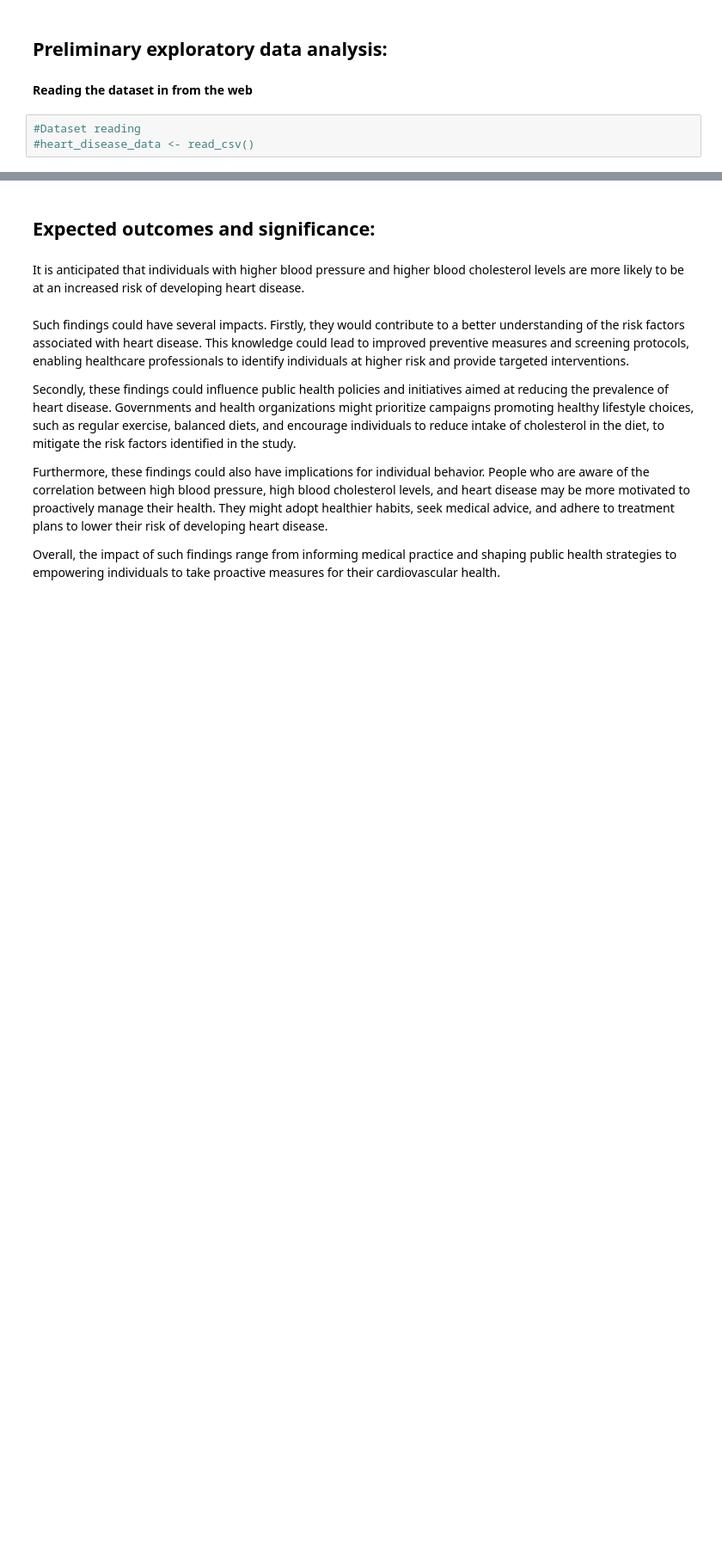
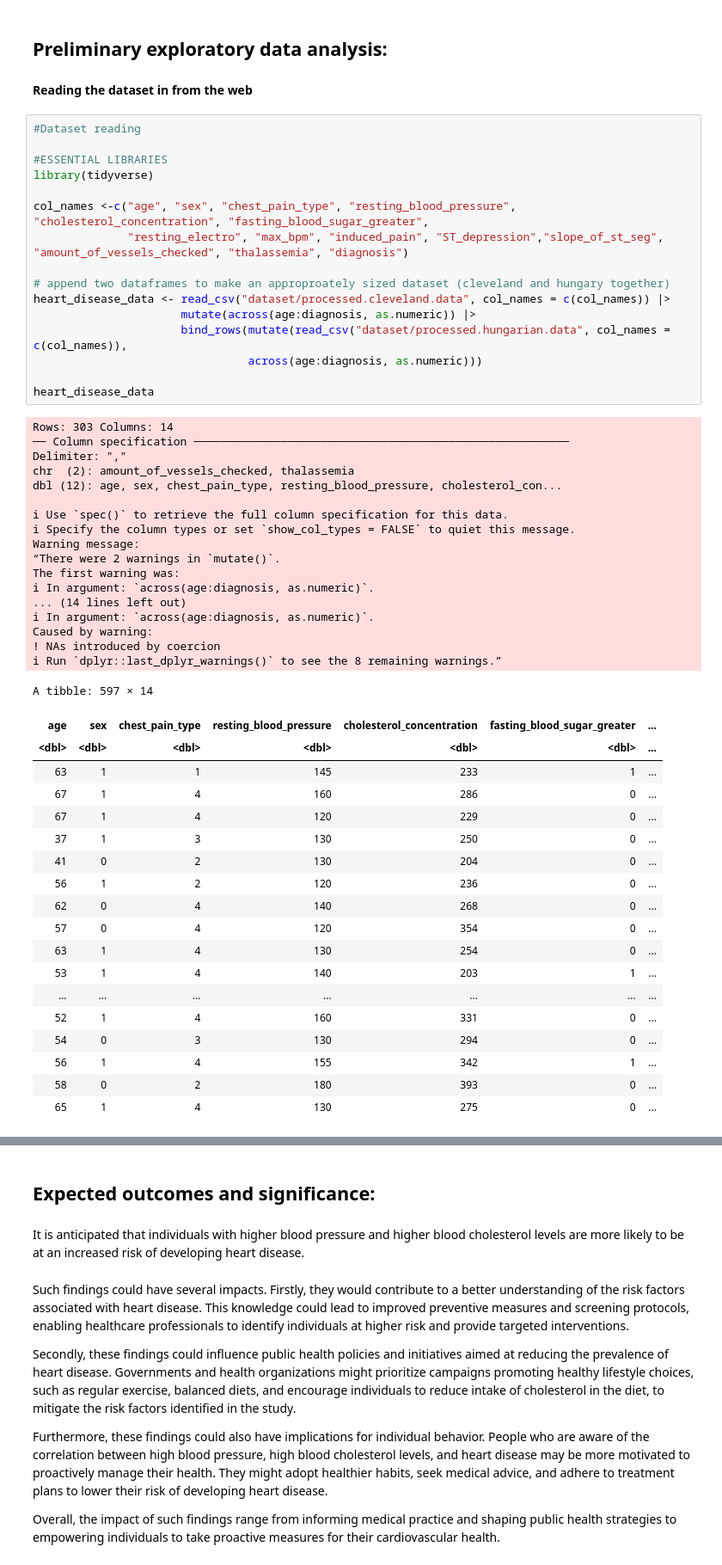
Before and after one commit to dislasriv/Heart-Disease-Data-Analysis, a Jupyter notebook: ProjectProposal.ipynb, the cells around one changed output, grey strips where cells are left out. Shown at 86% size. Drawn from its saved outputs; the diff is of its cells as text; blank space fills up the shorter version.

Commit message:
Read in data, revised redundancies with intro and stuff that will be mentioned in methods

```diff
--- a/ProjectProposal.ipynb
+++ b/ProjectProposal.ipynb
@@ -12,6 +12,56 @@ The dataset contains fourteen variables age, sex, chest pain type, resting blood
 **Reading the dataset in from the web**
 # %%
 #Dataset reading
-#heart_disease_data <- read_csv()
+
+#ESSENTIAL LIBRARIES
+library(tidyverse)
+
+col_names <-c("age", "sex", "chest_pain_type", "resting_blood_pressure", "cholesterol_concentration", "fasting_blood_sugar_greater",
+              "resting_electro", "max_bpm", "induced_pain", "ST_depression","slope_of_st_seg", "amount_of_vessels_checked", "thalassemia", "diagnosis")
+
+# append two dataframes to make an approproately sized dataset (cleveland and hungary together)
+heart_disease_data <- read_csv("dataset/processed.cleveland.data", col_names = c(col_names)) |>
+                      mutate(across(age:diagnosis, as.numeric)) |>
+                      bind_rows(mutate(read_csv("dataset/processed.hungarian.data", col_names = c(col_names)),
+                                across(age:diagnosis, as.numeric)))
+
+heart_disease_data
+# %% [output]
+Rows: 303 Columns: 14
+── Column specification ────────────────────────────────────────────────────────
+Delimiter: ","
+chr  (2): amount_of_vessels_checked, thalassemia
+dbl (12): age, sex, chest_pain_type, resting_blood_pressure, cholesterol_con...
+
+ℹ Use `spec()` to retrieve the full column specification for this data.
+ℹ Specify the column types or set `show_col_types = FALSE` to quiet this message.
+Warning message:
+“There were 2 warnings in `mutate()`.
+The first warning was:
+ℹ In argument: `across(age:diagnosis, as.numeric)`.
+... (14 lines left out)
+ℹ In argument: `across(age:diagnosis, as.numeric)`.
+Caused by warning:
+! NAs introduced by coercion
+ℹ Run `dplyr::last_dplyr_warnings()` to see the 8 remaining warnings.”
+A tibble: 597 × 14
+| age | sex | chest_pain_type | resting_blood_pressure | cholesterol_concentration | fasting_blood_sugar_greater | ... |
+| <dbl> | <dbl> | <dbl> | <dbl> | <dbl> | <dbl> | ... |
+| 63 | 1 | 1 | 145 | 233 | 1 | ... |
+| 67 | 1 | 4 | 160 | 286 | 0 | ... |
+| 67 | 1 | 4 | 120 | 229 | 0 | ... |
+| 37 | 1 | 3 | 130 | 250 | 0 | ... |
+| 41 | 0 | 2 | 130 | 204 | 0 | ... |
+| 56 | 1 | 2 | 120 | 236 | 0 | ... |
+| 62 | 0 | 4 | 140 | 268 | 0 | ... |
+| 57 | 0 | 4 | 120 | 354 | 0 | ... |
+| 63 | 1 | 4 | 130 | 254 | 0 | ... |
+| 53 | 1 | 4 | 140 | 203 | 1 | ... |
+| ... | ... | ... | ... | ... | ... | ... |
+| 52 | 1 | 4 | 160 | 331 | 0 | ... |
+| 54 | 0 | 3 | 130 | 294 | 0 | ... |
+| 56 | 1 | 4 | 155 | 342 | 1 | ... |
+| 58 | 0 | 2 | 180 | 393 | 0 | ... |
+| 65 | 1 | 4 | 130 | 275 | 0 | ... |
 # %% [markdown]
 ## Methods:
```
Also changed, not shown: parts of 2 cells of this notebook.
